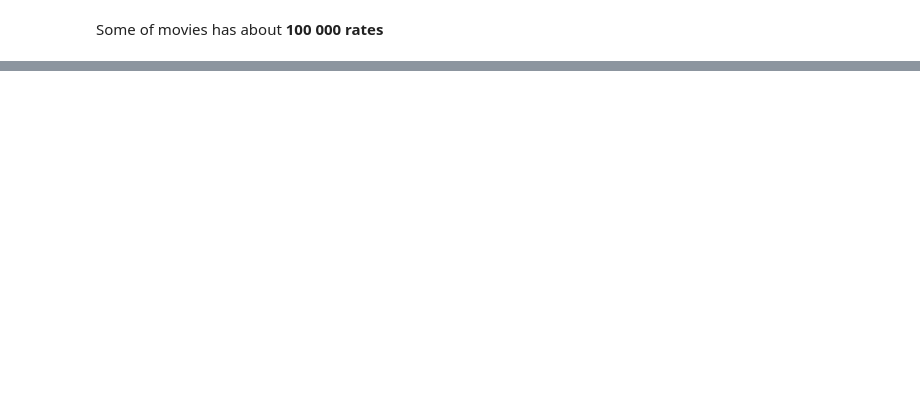
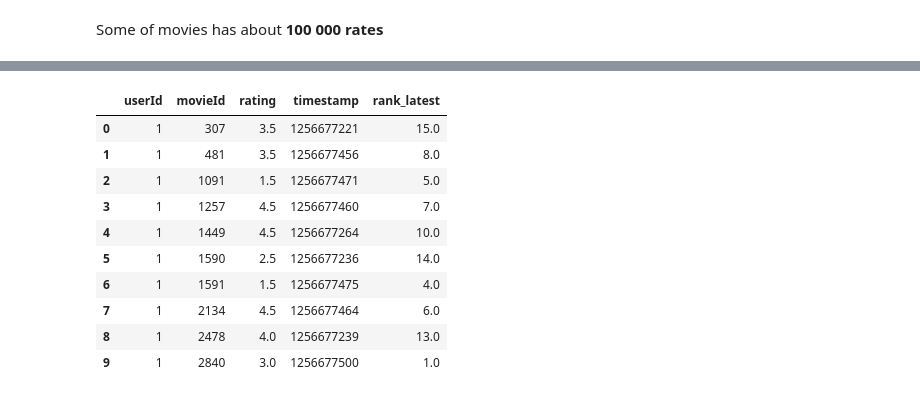
Before and after one commit to MyNameIsEldar/Movie_Recommender, a Jupyter notebook: rec_system.ipynb, the cells around one changed output, grey strips where cells are left out. Saved outputs shown, nothing was run; the diff lists cells and outputs as text; code cells hidden in the pictures; blank space fills up the shorter version.

```diff
--- a/rec_system.ipynb
+++ b/rec_system.ipynb
@@ -143,0 +214,20 @@ Some of movies has about **100 000 rates**
+# %%
+ratings['rank_latest'] = ratings.groupby(['userId'])['timestamp'] \
+                                .rank(method='first', ascending=False)
+
+train_ratings = ratings[ratings['rank_latest'] != 1]
+test_ratings = ratings[ratings['rank_latest'] == 1]
+
+ratings.head(10)
+# %% [output]
+|  | userId | movieId | rating | timestamp | rank_latest |
+| 0 | 1 | 307 | 3.5 | 1256677221 | 15.0 |
+| 1 | 1 | 481 | 3.5 | 1256677456 | 8.0 |
+| 2 | 1 | 1091 | 1.5 | 1256677471 | 5.0 |
+| 3 | 1 | 1257 | 4.5 | 1256677460 | 7.0 |
+| 4 | 1 | 1449 | 4.5 | 1256677264 | 10.0 |
+| 5 | 1 | 1590 | 2.5 | 1256677236 | 14.0 |
+| 6 | 1 | 1591 | 1.5 | 1256677475 | 4.0 |
+| 7 | 1 | 2134 | 4.5 | 1256677464 | 6.0 |
+| 8 | 1 | 2478 | 4.0 | 1256677239 | 13.0 |
+| 9 | 1 | 2840 | 3.0 | 1256677500 | 1.0 |
```
Also changed, not shown: parts of 29 cells of this notebook.
